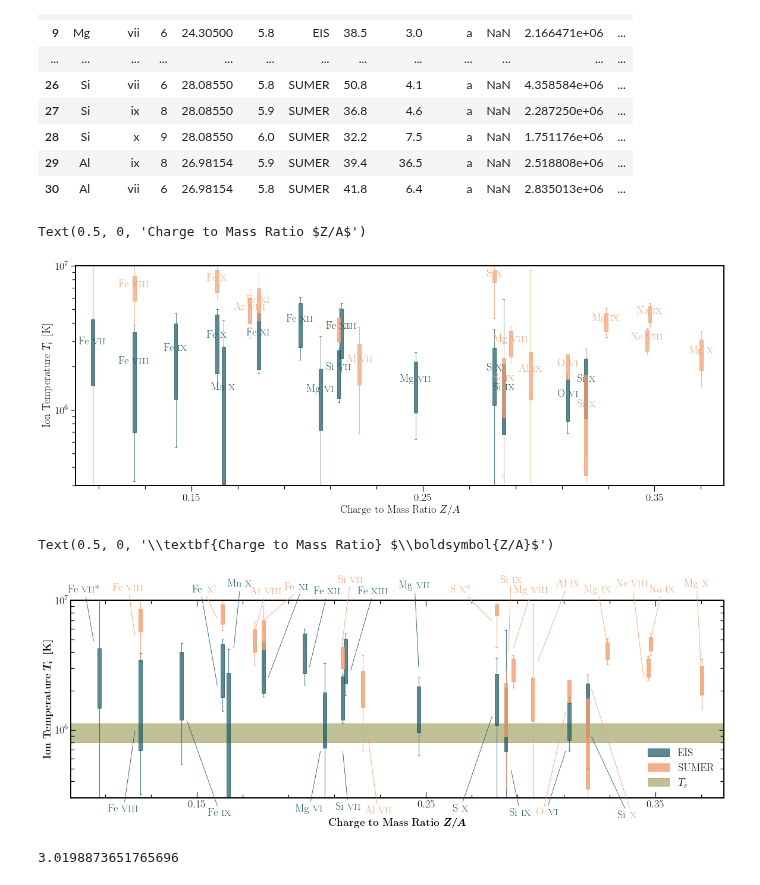
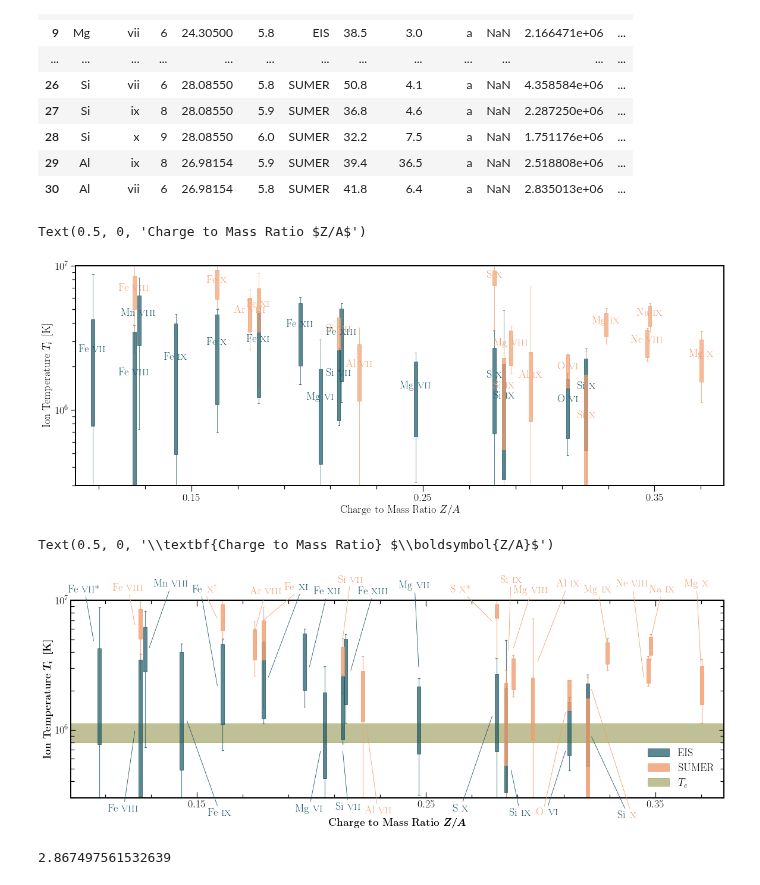
Before and after one commit to yjzhu-solar/EIS_SUMER_PCH_Ti, a Jupyter notebook: ipynb/paper/temp_diag_v2.ipynb, the cells around one changed output. Saved outputs shown, nothing was run; the diff lists cells and outputs as text; code cells hidden in the pictures.

```diff
--- a/ipynb/paper/temp_diag_v2.ipynb
+++ b/ipynb/paper/temp_diag_v2.ipynb
@@ -59,13 +59,17 @@ veff_res_err = np.sqrt(np.square(veff-veff_err)-np.square(vnt_max))
 veff_res_err = np.nan_to_num(veff_res_err,nan=1.)
 T_max = np.square(veff)*df["A"]*amu/2/k_B/(4*np.log(2))*4*np.log(2)
 T_min = np.square(veff_res)*df["A"]*amu/2/k_B/(4*np.log(2))*4*np.log(2)
-T_max_err = np.square(veff+veff_err)*df["A"]*amu/2/k_B/(4*np.log(2))*4*np.log(2)
-T_min_err = np.square(veff_res_err)*df["A"]*amu/2/k_B/(4*np.log(2))*4*np.log(2)
+T_err = 2*veff*veff_err*df["A"]*amu/2/k_B/(4*np.log(2))*4*np.log(2)
+T_min_err = veff*veff_err/veff_res*df["A"]*amu/2/k_B/(4*np.log(2))*4*np.log(2)
+T_max_lim = T_max + T_err
+T_min_lim = T_min - T_err
+T_min_lim[T_min_lim <=0] = 1
 # %%
 df["T_max"] = T_max
 df["T_min"] = T_min
-df["T_max_err"] = T_max_err
-df["T_min_err"] = T_min_err
+df["T_err"] = T_err
+df["T_max_lim"] = T_max_lim
+df["T_min_lim"] = T_min_lim
 df["Z2A"] = df["Z"]/df["A"]
 df["label"] = df["ion"] + r" \textsc{"+ df["charge"] + r"}"
 # %%
@@ -100,8 +104,8 @@ for ii, row in df_sumer.iterrows():
     label = dict(
         q1=row["T_min"],
         q3=row["T_max"],
-        whislo=row["T_min_err"],
-        whishi=row["T_max_err"],
+        whislo=row["T_min_lim"],
+        whishi=row["T_max_lim"],
         mean=0,iqr=0,cilo=0,cihi=0,fliers=np.array([]),med=0
     )
     stats_sumer.append(label)
@@ -111,8 +115,8 @@ for ii, row in df_eis.iterrows():
     label = dict(
         q1=row["T_min"],
         q3=row["T_max"],
-        whislo=row["T_min_err"],
-        whishi=row["T_max_err"],
+        whislo=row["T_min_lim"],
+        whishi=row["T_max_lim"],
         mean=0,iqr=0,cilo=0,cihi=0,fliers=np.array([]),med=0
     )
     stats_eis.append(label)
@@ -182,7 +186,7 @@ ax.set_ylabel(r"Ion Temperature $T_i\ \left[\mathrm{K}\right]$",fontsize=18)
 ax.set_xlabel(r"Charge to Mass Ratio $Z/A$",fontsize=18)
 # %% [output]
 Text(0.5, 0, 'Charge to Mass Ratio $Z/A$')
-[figure, old version]
+[figure, new version]
 # %%
 fig, ax = plt.subplots(figsize=(16,6),constrained_layout=True)
 eis_boxprops = dict(edgecolor=color_eis,facecolor=color_eis,alpha=0.7)
@@ -203,13 +207,13 @@ sumer_bp = ax.bxp(stats_sumer,showmeans=False,boxprops=sumer_boxprops,capprops=s
         whiskerprops=sumer_whiskerprops,medianprops=medianprops,widths=0.0015,patch_artist=True,
         positions=pos_sumer,manage_ticks=False)
 
-eis_xycoords = [(0.105,4.78e6),(0.123,1e6),(0.1455,1.2e6),(0.159,2.15e6),(0.166,4.2e6),
+eis_xycoords = [(0.105,4.78e6),(0.123,1e6),(0.1455,1.2e6),(0.159,2.15e6),(0.129,4.2e6),
                 (0.181,2.5e6),(0.199,3e6),(0.204,7e5),(0.2136,7e5),(0.217,2.82e6),
                 (0.2468,3e6),(0.279,1.3e6),(0.287,5e5),(0.311,7e5),(0.322,9e5)]
-eis_textcoords = [(0.101,1.04),(0.118,-0.07),(0.16,-0.09),(0.152,1.025),(0.169,1.07),
+eis_textcoords = [(0.101,1.04),(0.118,-0.07),(0.16,-0.09),(0.152,1.025),(0.139,1.07),
                 (0.195,1.035),(0.207,1.03),(0.199,-0.07),(0.216,-0.06),(0.227,1.03),
                 (0.245,1.06),(0.265,-0.07),(0.291,-0.09),(0.303,-0.05),(0.337,-0.06)]
-eis_texts = [r"Fe \textsc{vii}*",r"Fe \textsc{viii}",r"Fe \textsc{ix}",r"",r"Mn \textsc{x}",
+eis_texts = [r"Fe \textsc{vii}*",r"Fe \textsc{viii}",r"Fe \textsc{ix}",r"",r"Mn \textsc{viii}",
             r"",r"Fe \textsc{xii}",r"Mg \textsc{vi}",r"Si \textsc{vii}",r"Fe \textsc{xiii}",
             r"Mg \textsc{vii}",r"S \textsc{x}",r"Si \textsc{ix}",r"",r""]
 
@@ -217,7 +221,7 @@ for ii, text_ in enumerate(eis_texts):
     ax.annotate(text_,eis_xycoords[ii],eis_textcoords[ii],xycoords="data",textcoords=("data","axes fraction"),
     fontsize=18,color=color_eis,ha="center",arrowprops=dict(edgecolor=color_eis,arrowstyle="-",lw=0.8))
 
-sumer_xycoords = [(0.123,5.25e6),(0.159,7.15e6),(0.175,5.5e6),(0.179,7e6),(0.2136,5e6),
+sumer_xycoords = [(0.123,6.3e6),(0.159,7.15e6),(0.175,5.5e6),(0.179,7e6),(0.2136,5e6),
                 (0.224,1.06e6),(0.279,6.83e6),(0.286,4e6),(0.288,4.2e6),(0.2985,3.29e6),
                 (0.311,1.4e6),(0.322,2.1e6),(0.329,4.6e6),(0.345,2.5e6),(0.348,5e6),
                 (0.37,3e6)]
@@ -225,37 +229,37 @@ sumer_textcoords = [(0.12,1.05),(0.154,1.025),(0.18,1.03),(0.193,1.035),(0.217,1
                 (0.229,-0.08),(0.265,1.04),(0.287,1.09),(0.296,1.035),(0.312,1.07),
                 (0.3015,-0.05),(0.339,-0.06),(0.325,1.04),(0.34,1.07),(0.353,1.04),
                 (0.368,1.07)]
 sumer_texts = [r"Fe \textsc{viii}","",r"Ar \textsc{viii}",r"",r"Si \textsc{vii}",
                 r"Al \textsc{vii}",r"S \textsc{x}*",r"Si \textsc{ix}",r"Mg \textsc{viii}",r"Al \textsc{ix}",
                 r"",r"",r"Mg \textsc{ix}",r"Ne \textsc{viii}",r"Na \textsc{ix}",
                 r"Mg \textsc{x}"]
 
 for ii, text_ in enumerate(sumer_texts):
     ax.annotate(text_,sumer_xycoords[ii],sumer_textcoords[ii],xycoords="data",textcoords=("data","axes fraction"),
     fontsize=18,color=color_sumer,ha="center",arrowprops=dict(edgecolor=color_sumer,arrowstyle="-",lw=0.8))
 
 rainbow_text(ax,0.148,1.15e7,[r"$\mathrm{Fe}$",r"e",r"\textsc{x}$^\dagger$"],[color_eis,"white",color_sumer],fontsize=18)
 rainbow_text(ax,0.188,1.2e7,[r"$\mathrm{Fe}$",r"e",r"\textsc{xi}"],[color_sumer,"white",color_eis],fontsize=18)
 rainbow_text(ax,0.298,2.2e5,[r"$\mathrm{O}$",r"e",r"\textsc{vi}"],[color_sumer,"white",color_eis],fontsize=18)
 rainbow_text(ax,0.3335,2.1e5,[r"$\mathrm{Si}$",r"e",r"\textsc{x}"],[color_eis,"white",color_sumer],fontsize=18)
 
 te_hspan = ax.axhspan(10**5.9,10**6.05,color=cmcm.batlow(0.5),alpha=0.5,zorder=0)
 ax.legend([eis_bp["boxes"][0],sumer_bp["boxes"][0],te_hspan],["EIS","SUMER",r"$T_e$"],loc="lower right",fontsize=18,frameon=False)
 ax.set_yscale("log")
 ax.set_ylim(3e5,1e7)
 ax.set_xlim(0.095,0.38)
 ax.set_xticks([0.15,0.25,0.35])
 ax.tick_params(labelsize=18,direction="in",which="both",right=True,top=True)
 ax.xaxis.set_minor_locator(AutoMinorLocator(5))
 ax.set_ylabel(r"\textbf{Ion Temperature} $\boldsymbol{T_i\ \left[\mathrm{K}\right]}$",fontsize=18)
 ax.set_xlabel(r"\textbf{Charge to Mass Ratio} $\boldsymbol{Z/A}$",fontsize=18,labelpad=15)
-#ax.grid("on",which="both")#
+#ax.grid("on",which="both")
 #plt.savefig(fname="../../figs/ms/temp_diag.pdf",format="pdf")
 # %% [output]
 Text(0.5, 0, '\\textbf{Charge to Mass Ratio} $\\boldsymbol{Z/A}$')
-[figure, old version]
+[figure, new version]
 # %%
 10**(((np.log10(df["T_min"]) + np.log10(df["T_max"]))/2)[25])/1e6
 # %% [output]
-3.0198873651765696
+2.867497561532639
 # %%
```
Also changed, not shown: parts of 1 cell of this notebook, 4 other files.
